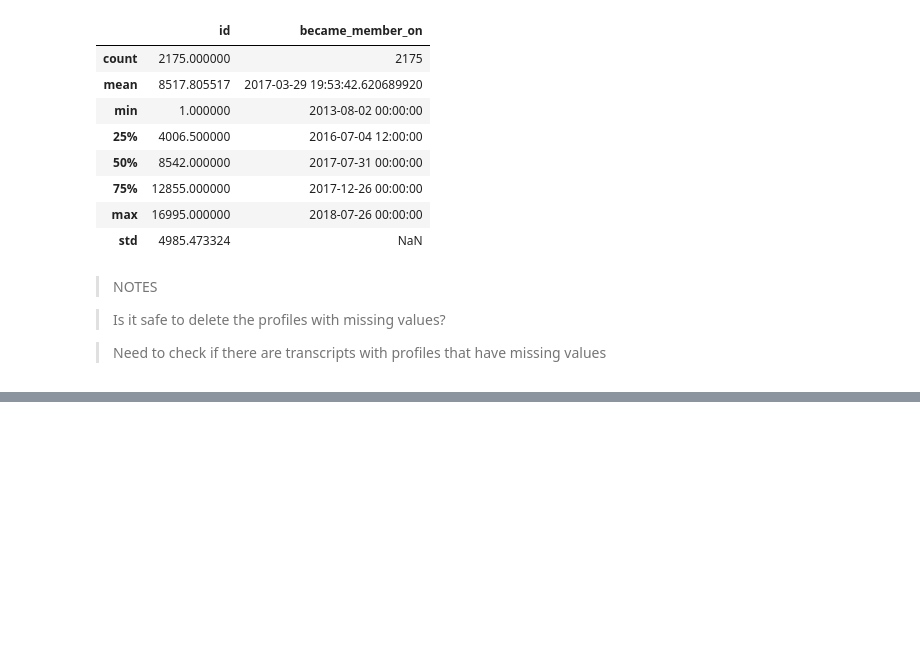
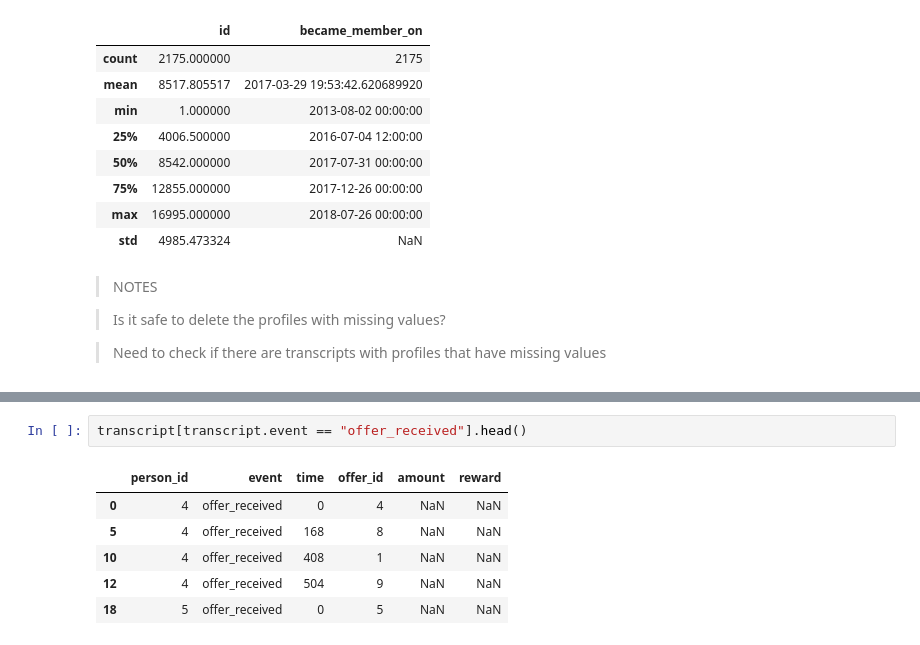
Before and after one commit to netxph/sb-capstone, a Jupyter notebook: notebooks/01 - Exploratory Data Analysis.ipynb, the cells around one changed output, grey strips where cells are left out. Drawn from its saved outputs; the diff is of its cells as text; blank space fills up the shorter version.

```diff
--- a/notebooks/01 - Exploratory Data Analysis.ipynb
+++ b/notebooks/01 - Exploratory Data Analysis.ipynb
@@ -185,0 +277,9 @@ null_profiles.describe(datetime_is_numeric=True)
+# %%
+transcript[transcript.event == "offer_received"].head()
+# %% [output]
+|  | person_id | event | time | offer_id | amount | reward |
+| 0 | 4 | offer_received | 0 | 4 | NaN | NaN |
+| 5 | 4 | offer_received | 168 | 8 | NaN | NaN |
+| 10 | 4 | offer_received | 408 | 1 | NaN | NaN |
+| 12 | 4 | offer_received | 504 | 9 | NaN | NaN |
+| 18 | 5 | offer_received | 0 | 5 | NaN | NaN |
```
Also changed, not shown: parts of 20 cells of this notebook, 1 other file.
